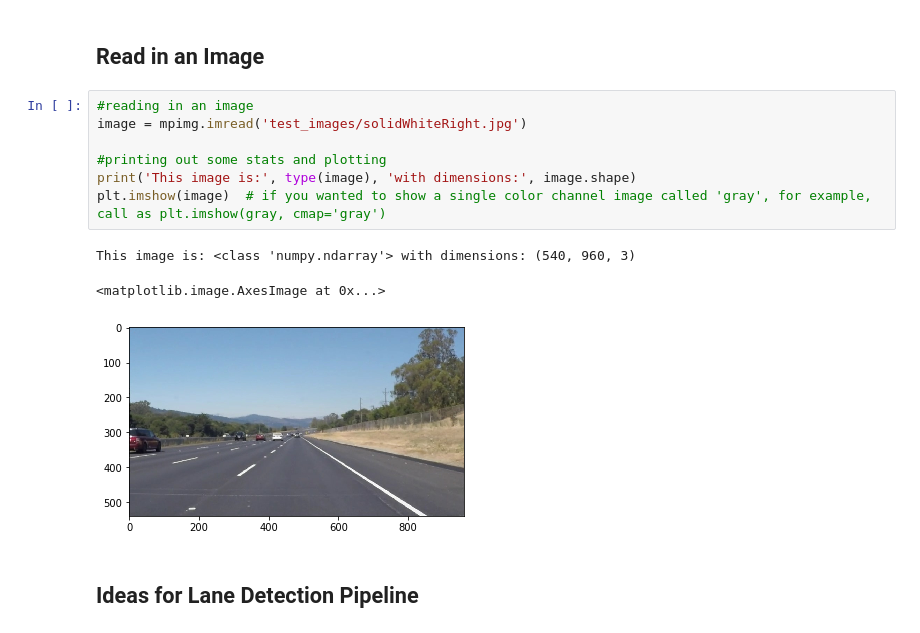
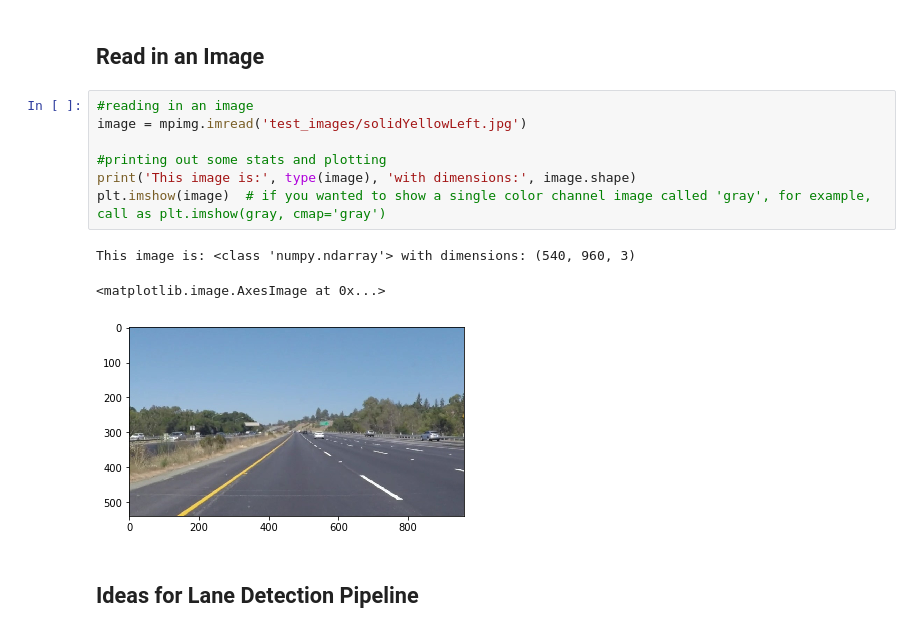
Before and after one commit to pankaj02/CarND-LaneLines-P1, a Jupyter notebook: P1.ipynb, the cells around one changed output. Cells and saved outputs as stored; diff of their text form.

```diff
--- a/P1.ipynb
+++ b/P1.ipynb
@@ -51,15 +51,15 @@ import cv2
 ## Read in an Image
 # %%
 #reading in an image
-image = mpimg.imread('test_images/solidWhiteRight.jpg')
+image = mpimg.imread('test_images/solidYellowLeft.jpg')
 
 #printing out some stats and plotting
 print('This image is:', type(image), 'with dimensions:', image.shape)
 plt.imshow(image)  # if you wanted to show a single color channel image called 'gray', for example, call as plt.imshow(gray, cmap='gray')
 # %% [output]
 This image is: <class 'numpy.ndarray'> with dimensions: (540, 960, 3)
 <matplotlib.image.AxesImage at 0x...>
-[figure, old version]
+[figure, new version]
 # %% [markdown]
 ## Ideas for Lane Detection Pipeline
 # %% [markdown]
```
Also changed, not shown: parts of 10 cells of this notebook.
